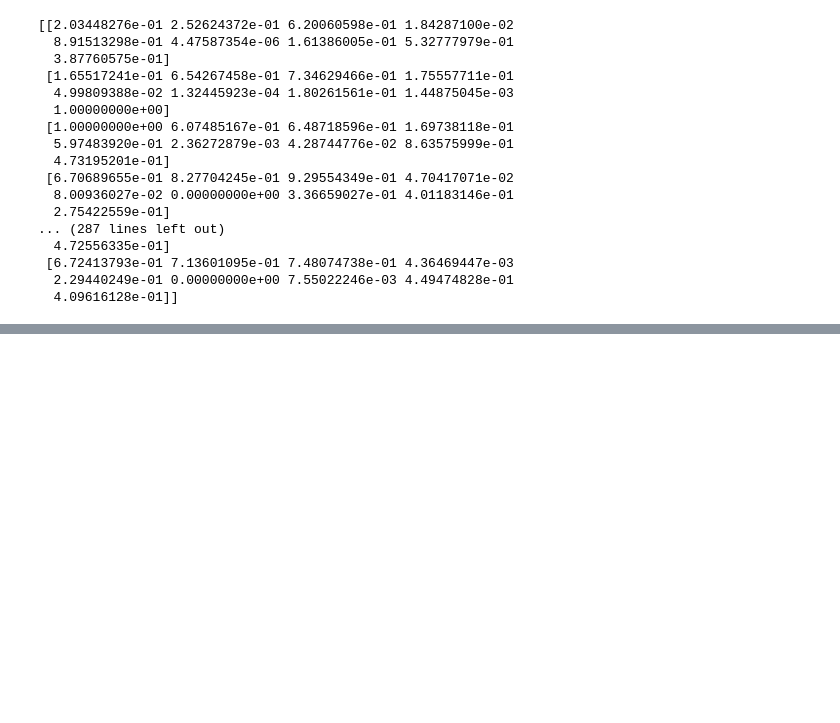
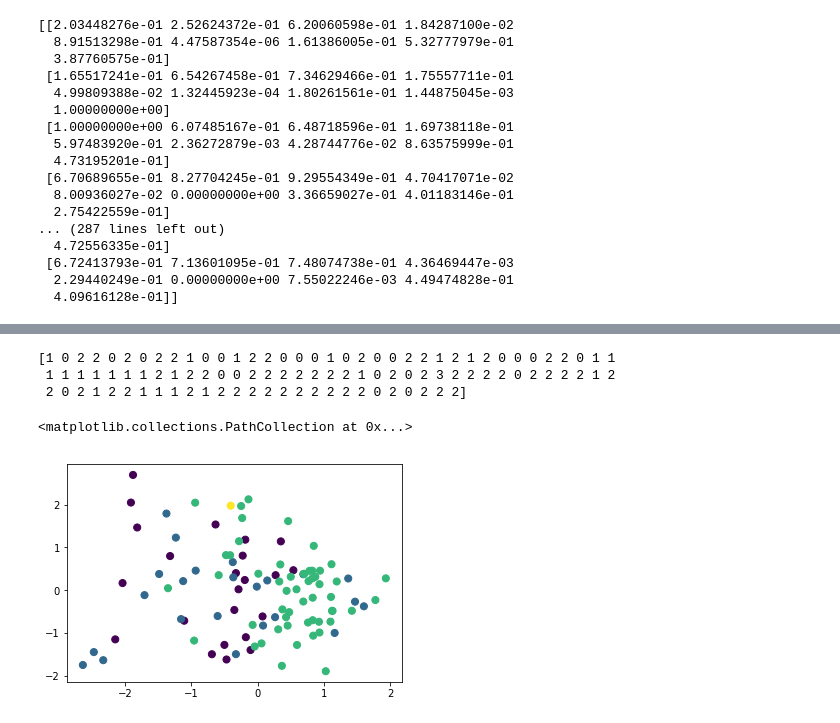
Before and after one commit to twyb/Apollosis-BIA, a Jupyter notebook: Artist's Portfolio2.ipynb, the cells around one changed output, grey strips where cells are left out. Saved outputs shown, nothing was run; the diff lists cells and outputs as text; code cells hidden in the pictures; blank space fills up the shorter version.

```diff
--- a/Artist's Portfolio2.ipynb
+++ b/Artist's Portfolio2.ipynb
@@ -513,0 +521,14 @@ print(sc_artist)
+# %%
+np_st_artist = np.array(st_artist)
+kmeans = KMeans(n_clusters = 4).fit(np_st_artist)
+kmeans.labels_
+y_kmeans = kmeans.predict(np_st_artist)
+print(y_kmeans)
+
+plt.scatter(np_st_artist[:, 0], np_st_artist[:, 8], c=y_kmeans, s=50, cmap='viridis')
+# %% [output]
+[1 0 2 2 0 2 0 2 2 1 0 0 1 2 2 0 0 0 1 0 2 0 0 2 2 1 2 1 2 0 0 0 2 2 0 1 1
+ 1 1 1 1 1 1 1 2 1 2 2 0 0 2 2 2 2 2 2 2 1 0 2 0 2 3 2 2 2 2 0 2 2 2 2 1 2
+ 2 0 2 1 2 2 1 1 1 2 1 2 2 2 2 2 2 2 2 2 2 0 2 0 2 2 2]
+<matplotlib.collections.PathCollection at 0x...>
+[figure, added]
```
Also changed, not shown: parts of 6 cells of this notebook.
